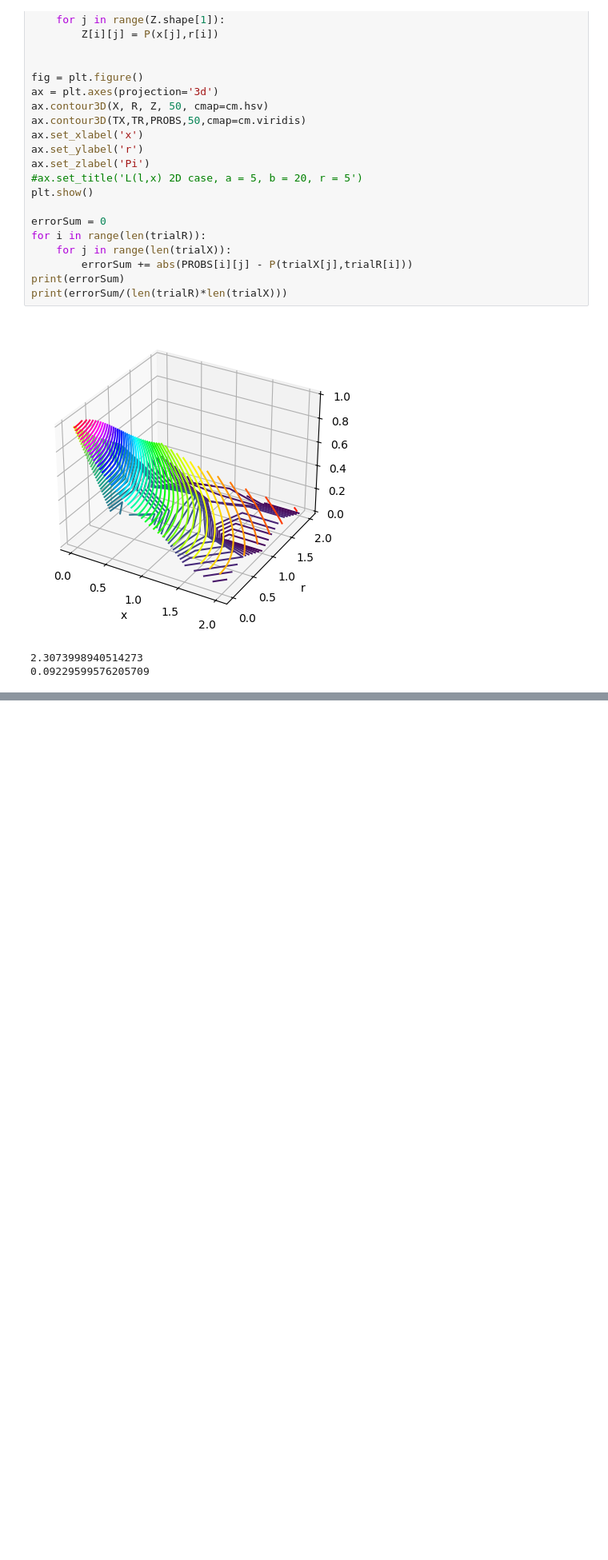
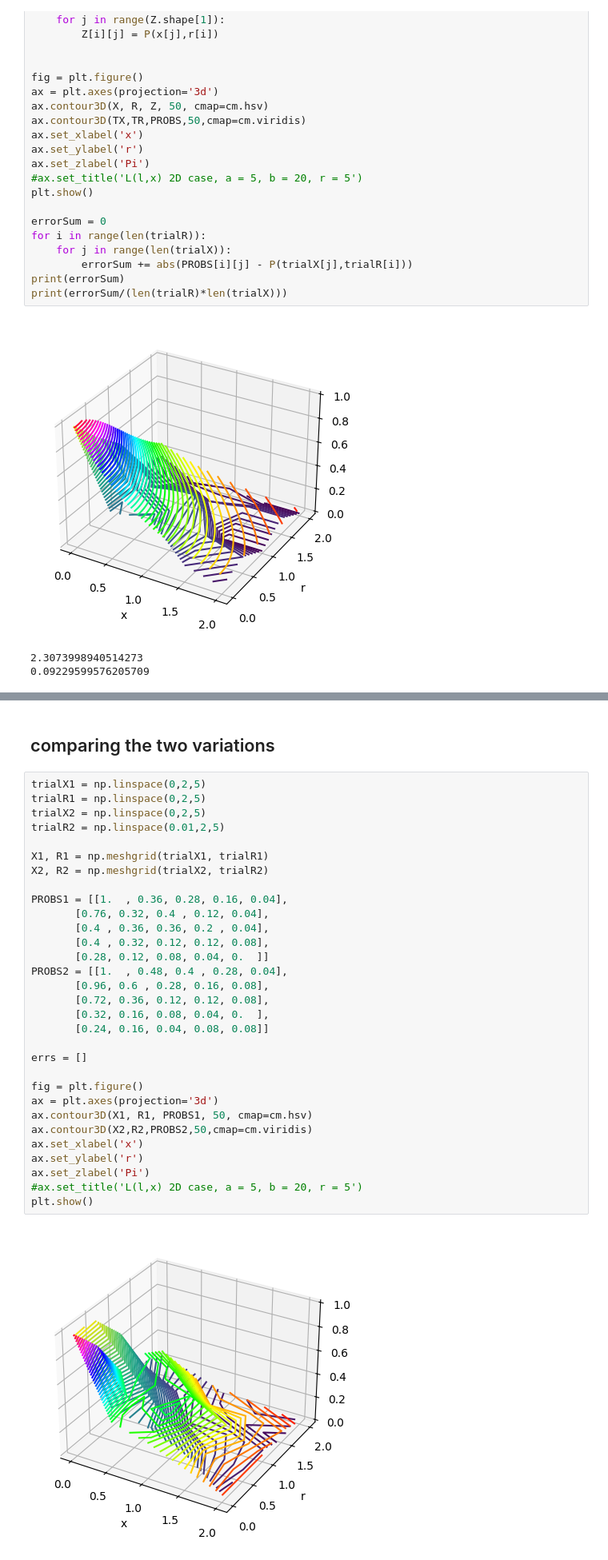
Before and after one commit to jgreen83/sustainability-simulations, a Jupyter notebook: new_beta.ipynb, the cells around one changed output, grey strips where cells are left out. Shown: that part at 80% size. Saved outputs shown, nothing was run; the diff lists cells and outputs as text; blank space fills up the shorter version.

Commit message:
trying exp in two variations, still need to complete comparison

```diff
--- a/new_beta.ipynb
+++ b/new_beta.ipynb
@@ -205,0 +411,35 @@ print(errorSum/(len(trialR)*len(trialX)))
+# %% [markdown]
+## comparing the two variations
+# %%
+trialX1 = np.linspace(0,2,5)
+trialR1 = np.linspace(0,2,5)
+trialX2 = np.linspace(0,2,5)
+trialR2 = np.linspace(0.01,2,5)
+
+X1, R1 = np.meshgrid(trialX1, trialR1)
+X2, R2 = np.meshgrid(trialX2, trialR2)
+
+PROBS1 = [[1.  , 0.36, 0.28, 0.16, 0.04],
+       [0.76, 0.32, 0.4 , 0.12, 0.04],
+       [0.4 , 0.36, 0.36, 0.2 , 0.04],
+       [0.4 , 0.32, 0.12, 0.12, 0.08],
+       [0.28, 0.12, 0.08, 0.04, 0.  ]]
+PROBS2 = [[1.  , 0.48, 0.4 , 0.28, 0.04],
+       [0.96, 0.6 , 0.28, 0.16, 0.08],
+       [0.72, 0.36, 0.12, 0.12, 0.08],
+       [0.32, 0.16, 0.08, 0.04, 0.  ],
+       [0.24, 0.16, 0.04, 0.08, 0.08]]
+
+errs = []
+
+fig = plt.figure()
+ax = plt.axes(projection='3d')
+ax.contour3D(X1, R1, PROBS1, 50, cmap=cm.hsv)
+ax.contour3D(X2,R2,PROBS2,50,cmap=cm.viridis)
+ax.set_xlabel('x')
+ax.set_ylabel('r')
+ax.set_zlabel('Pi')
+#ax.set_title('L(l,x) 2D case, a = 5, b = 20, r = 5')
+plt.show()
+# %% [output]
+[figure, added]
```
Also changed, not shown: parts of 10 cells of this notebook, 3 other files.
